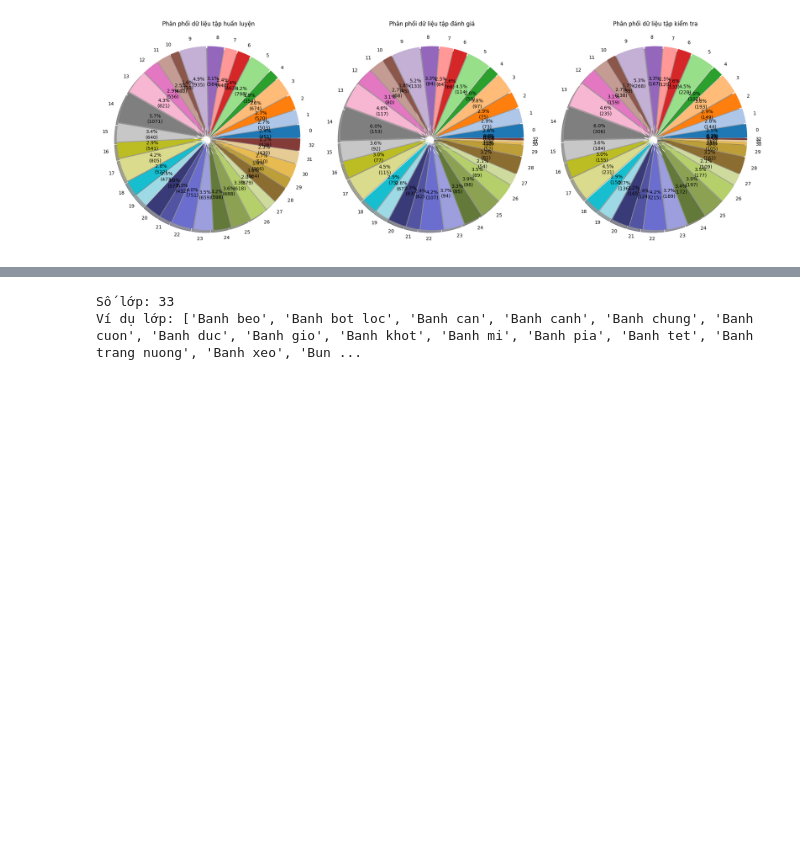
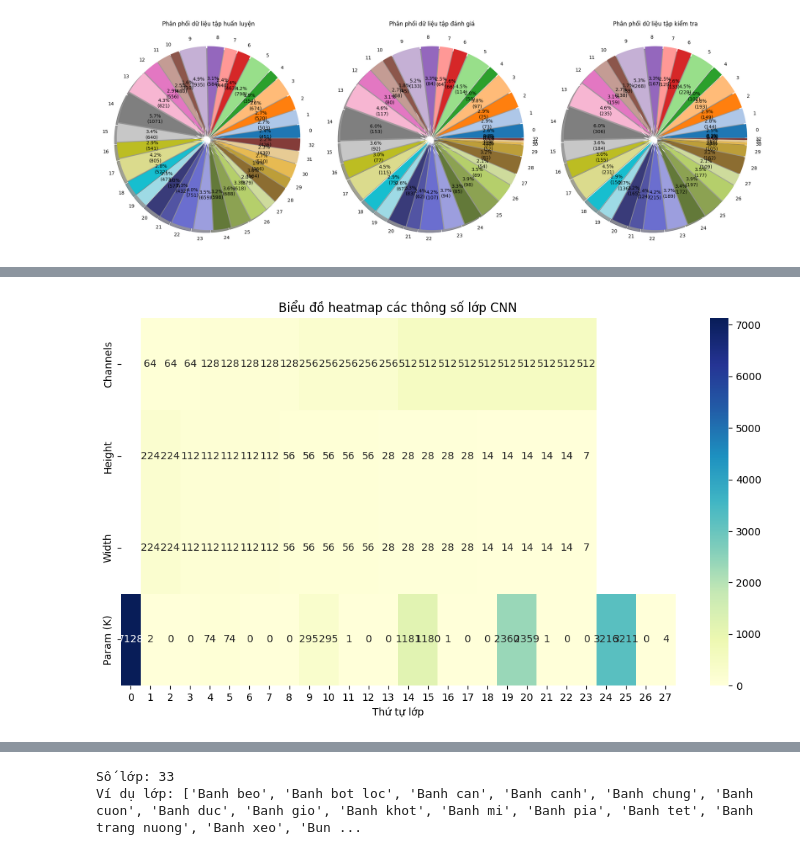
Before and after one commit to quangthai87vn/DL-DuDoan33MonAnVietNam, a Jupyter notebook: evaluate_model.ipynb, the cells around one changed output, grey strips where cells are left out. Saved outputs shown, nothing was run; the diff lists cells and outputs as text; code cells hidden in the pictures; blank space fills up the shorter version.

```diff
--- a/evaluate_model.ipynb
+++ b/evaluate_model.ipynb
@@ -273,0 +372,15 @@ plot_compare_distributions(train_labels, val_labels, test_labels, Name_food)
+# %%
+# Tách số lớp có output size dạng [1, C, H, W]
+import re
+
+dims = df["Output Shape"].str.extract(r'\[1,\s*(\d+),\s*(\d+),\s*(\d+)\]').astype(float)
+df["Channels"], df["Height"], df["Width"] = dims[0], dims[1], dims[2]
+
+plt.figure(figsize=(10,6))
+sns.heatmap(df[["Channels","Height","Width","Param (K)"]].T, cmap="YlGnBu", annot=True, fmt=".0f")
+plt.title("Biểu đồ heatmap các thông số lớp CNN")
+plt.xlabel("Thứ tự lớp")
+plt.tight_layout()
+plt.show()
+# %% [output]
+[figure, added]
```
Also changed, not shown: parts of 6 cells of this notebook, 14 other files.
